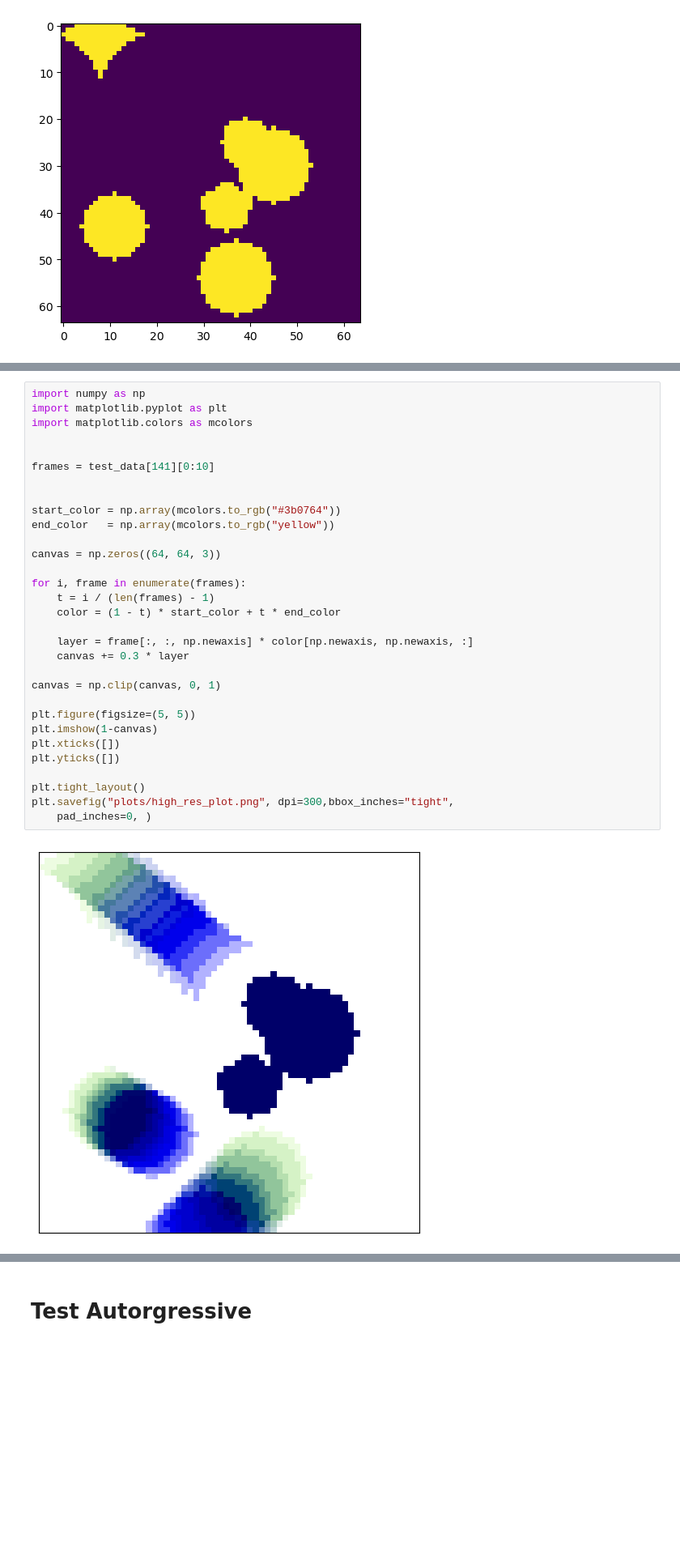
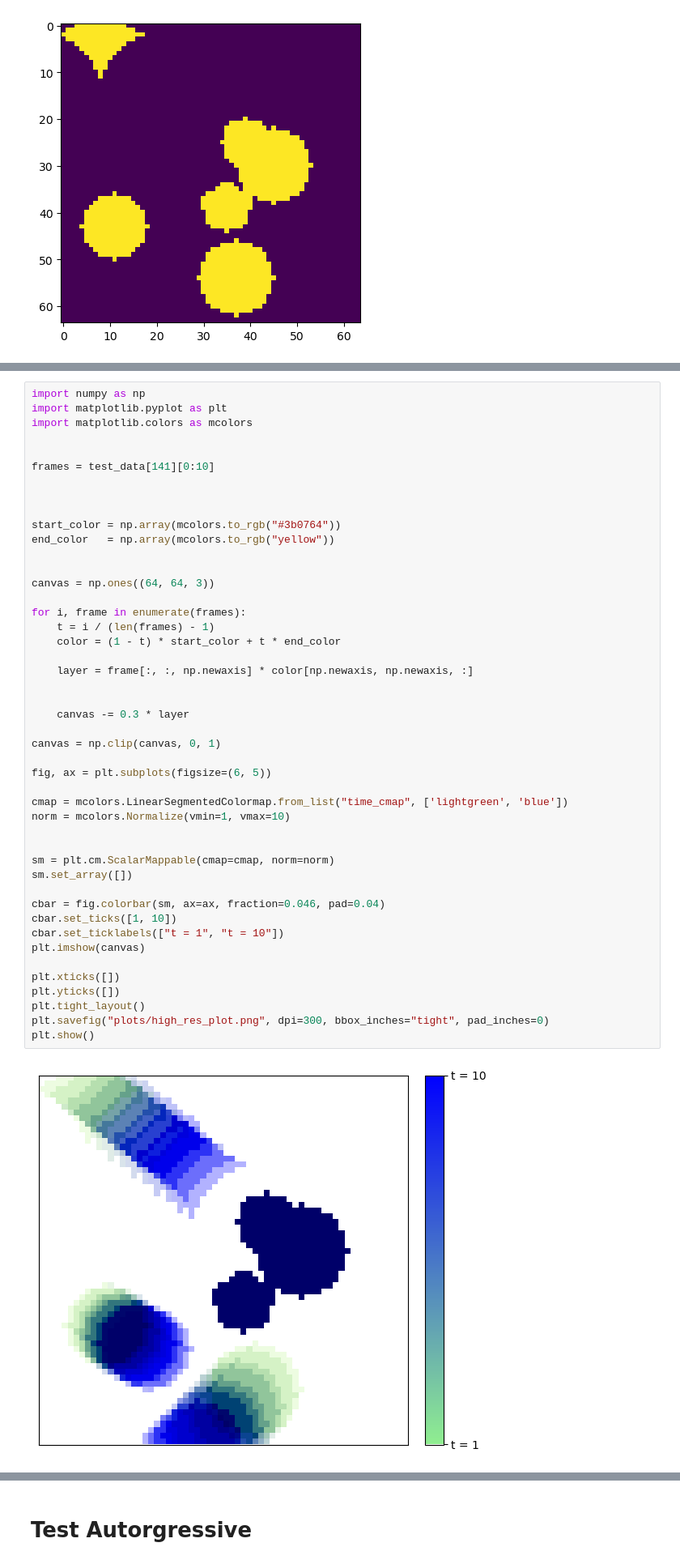
Before and after one commit to alexjps1/bps-trajectory, a Jupyter notebook: frame_prediction/U_net.ipynb, the cells around one changed output, grey strips where cells are left out. Shown at 81% size. Cells and saved outputs as stored; diff of their text form; blank space fills up the shorter version.

Commit message:
visualisations for poster

```diff
--- a/frame_prediction/U_net.ipynb
+++ b/frame_prediction/U_net.ipynb
@@ -675,33 +525,48 @@ plt.imshow(result, cmap='binary')
 # %%
 import numpy as np
 import matplotlib.pyplot as plt
 import matplotlib.colors as mcolors
 
 
 frames = test_data[141][0:10]
 
 
+
 start_color = np.array(mcolors.to_rgb("#3b0764"))
 end_color   = np.array(mcolors.to_rgb("yellow"))
 
-canvas = np.zeros((64, 64, 3))
+
+canvas = np.ones((64, 64, 3))
 
 for i, frame in enumerate(frames):
     t = i / (len(frames) - 1)
     color = (1 - t) * start_color + t * end_color
 
     layer = frame[:, :, np.newaxis] * color[np.newaxis, np.newaxis, :]
-    canvas += 0.3 * layer
+
+
+    canvas -= 0.3 * layer
 
 canvas = np.clip(canvas, 0, 1)
 
-plt.figure(figsize=(5, 5))
-plt.imshow(1-canvas)
+fig, ax = plt.subplots(figsize=(6, 5))
+
+cmap = mcolors.LinearSegmentedColormap.from_list("time_cmap", ['lightgreen', 'blue'])
+norm = mcolors.Normalize(vmin=1, vmax=10)
+
+
+sm = plt.cm.ScalarMappable(cmap=cmap, norm=norm)
+sm.set_array([])
+
+cbar = fig.colorbar(sm, ax=ax, fraction=0.046, pad=0.04)
+cbar.set_ticks([1, 10])
+cbar.set_ticklabels(["t = 1", "t = 10"])
+plt.imshow(canvas)
+
 plt.xticks([])
 plt.yticks([])
-
 plt.tight_layout()
-plt.savefig("plots/high_res_plot.png", dpi=300,bbox_inches="tight",
-    pad_inches=0, )
+plt.savefig("plots/high_res_plot.png", dpi=300, bbox_inches="tight", pad_inches=0)
+plt.show()
 # %% [output]
-[figure, old version]
+[figure, new version]
```
Also changed, not shown: parts of 12 cells of this notebook, 1 other file.
